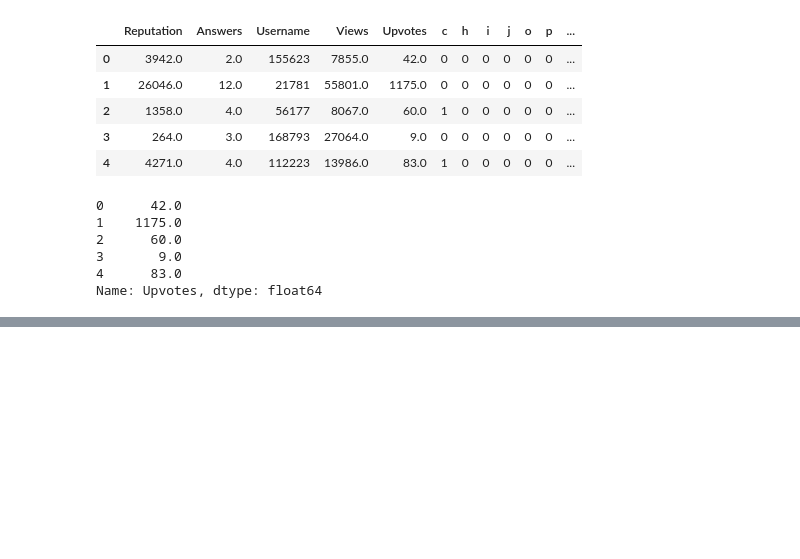
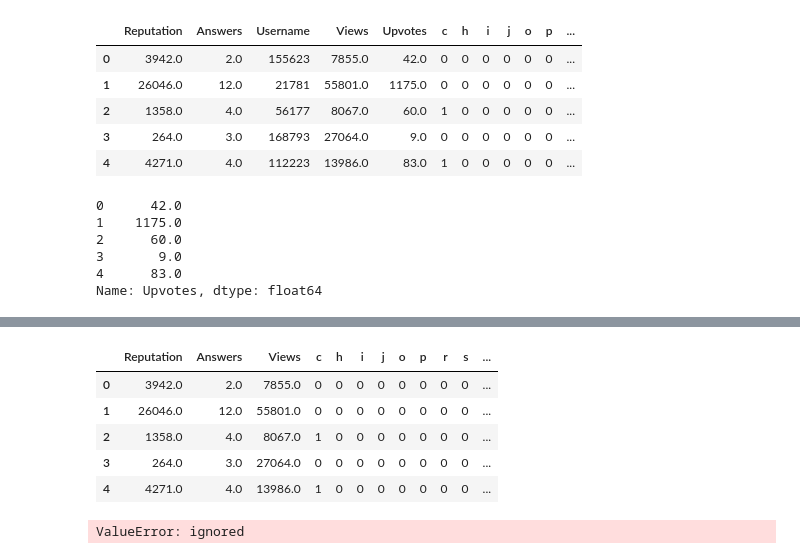
Before and after one commit to manan-arya/Analytics_Vidhya_Competition, a Jupyter notebook: Analytic_Vidya.ipynb, the cells around one changed output, grey strips where cells are left out. Saved outputs shown, nothing was run; the diff lists cells and outputs as text; code cells hidden in the pictures; blank space fills up the shorter version.

```diff
--- a/Analytic_Vidya.ipynb
+++ b/Analytic_Vidya.ipynb
@@ -335,0 +386,14 @@ for n_trees in [1, 5, 10]:
+# %%
+X.head()
+# %% [output]
+|  | Reputation | Answers | Views | c | h | i | j | o | p | r | s | ... |
+| 0 | 3942.0 | 2.0 | 7855.0 | 0 | 0 | 0 | 0 | 0 | 0 | 0 | 0 | ... |
+| 1 | 26046.0 | 12.0 | 55801.0 | 0 | 0 | 0 | 0 | 0 | 0 | 0 | 0 | ... |
+| 2 | 1358.0 | 4.0 | 8067.0 | 1 | 0 | 0 | 0 | 0 | 0 | 0 | 0 | ... |
+| 3 | 264.0 | 3.0 | 27064.0 | 0 | 0 | 0 | 0 | 0 | 0 | 0 | 0 | ... |
+| 4 | 4271.0 | 4.0 | 13986.0 | 1 | 0 | 0 | 0 | 0 | 0 | 0 | 0 | ... |
+# %%
+X_new = X.drop('Username',axis = 1,inplace = True)
+test_new = test.drop('Username',axis = 1, inplace = True)
+# %% [output]
+ValueError: ignored
```
Also changed, not shown: parts of 23 cells of this notebook.
